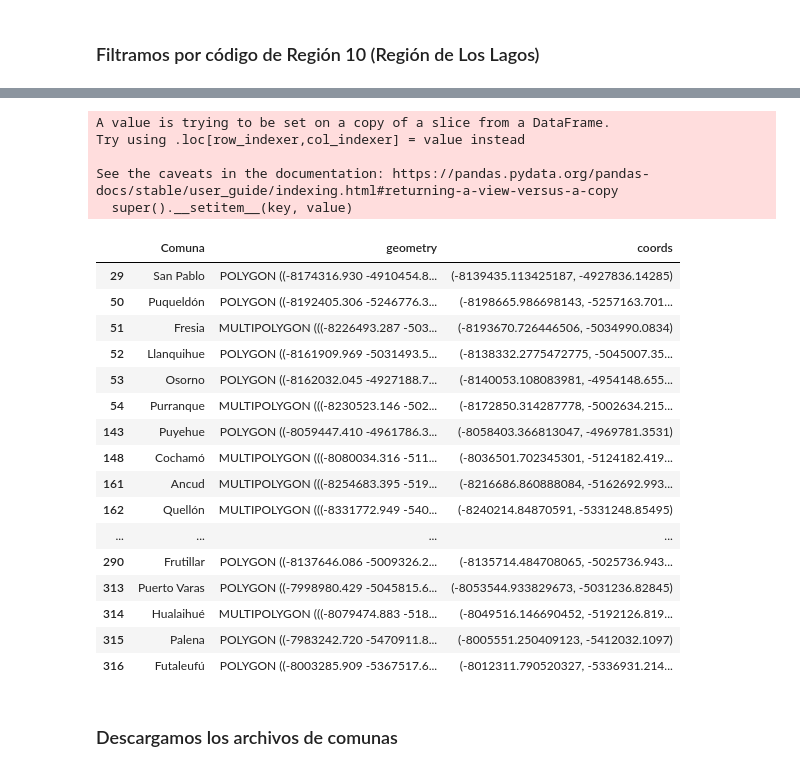
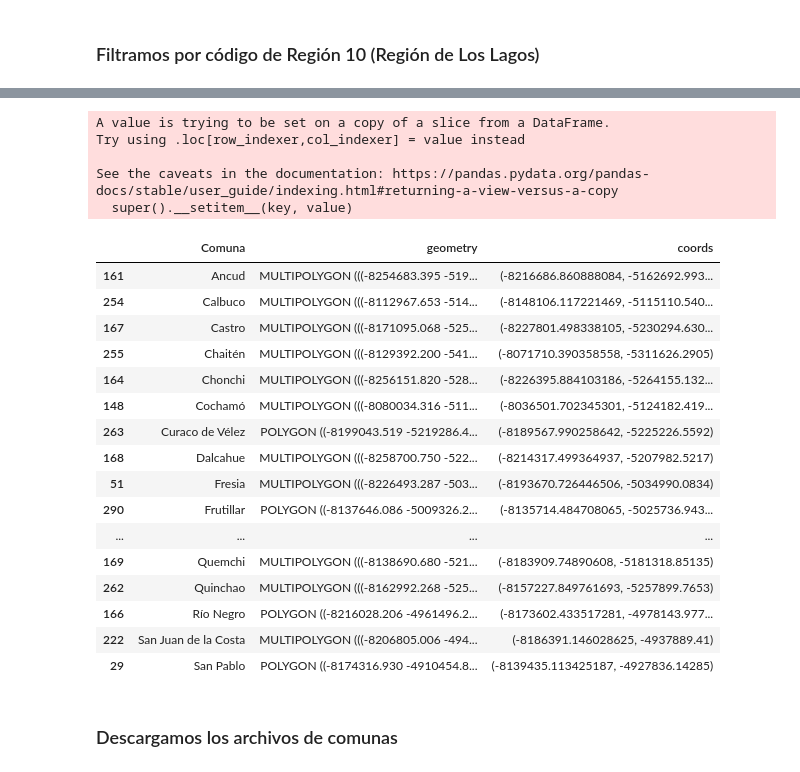
Before and after one commit to alexbgh1/INFO279_2022, a Jupyter notebook: proyecto/3_analisis_mapa_data.ipynb, the cells around one changed output, grey strips where cells are left out. Drawn from its saved outputs; the diff is of its cells as text; code cells hidden in the pictures.

```diff
--- a/proyecto/3_analisis_mapa_data.ipynb
+++ b/proyecto/3_analisis_mapa_data.ipynb
@@ -136,38 +137,40 @@ territory
 # %%
 territory = territory[["Comuna", "geometry"]]
 # Creamos coords de referencia
 # https://stackoverflow.com/questions/38899190/geopandas-label-polygons
 territory['coords'] = territory['geometry'].apply(lambda x: x.representative_point().coords[:]);
 territory['coords'] = [coords[0] for coords in territory['coords']];
+# ordenamos por nombre de comuna
+territory = territory.sort_values(by='Comuna')
 
 # Dataframes que utilizaremos
 territory_menciones = territory.copy() # copia que se utilizará para menciones
 territory_topicos = territory.copy() # copia que se utilizará para topico
 territory_positividad = territory.copy() # copia que se utilizará para positividad
 territory
 # %% [output]
 A value is trying to be set on a copy of a slice from a DataFrame.
 Try using .loc[row_indexer,col_indexer] = value instead
 
 See the caveats in the documentation: https://pandas.pydata.org/pandas-docs/stable/user_guide/indexing.html#returning-a-view-versus-a-copy
   super().__setitem__(key, value)
 |  | Comuna | geometry | coords |
+| 161 | Ancud | MULTIPOLYGON (((-8254683.395 -519... | (-8216686.860888084, -5162692.993... |
+| 254 | Calbuco | MULTIPOLYGON (((-8112967.653 -514... | (-8148106.117221469, -5115110.540... |
+| 167 | Castro | MULTIPOLYGON (((-8171095.068 -525... | (-8227801.498338105, -5230294.630... |
+| 255 | Chaitén | MULTIPOLYGON (((-8129392.200 -541... | (-8071710.390358558, -5311626.2905) |
+| 164 | Chonchi | MULTIPOLYGON (((-8256151.820 -528... | (-8226395.884103186, -5264155.132... |
+| 148 | Cochamó | MULTIPOLYGON (((-8080034.316 -511... | (-8036501.702345301, -5124182.419... |
+| 263 | Curaco de Vélez | POLYGON ((-8199043.519 -5219286.4... | (-8189567.990258642, -5225226.5592) |
+| 168 | Dalcahue | MULTIPOLYGON (((-8258700.750 -522... | (-8214317.499364937, -5207982.5217) |
+| 51 | Fresia | MULTIPOLYGON (((-8226493.287 -503... | (-8193670.726446506, -5034990.0834) |
+| 290 | Frutillar | POLYGON ((-8137646.086 -5009326.2... | (-8135714.484708065, -5025736.943... |
+| ... | ... | ... | ... |
+| 169 | Quemchi | MULTIPOLYGON (((-8138690.680 -521... | (-8183909.74890608, -5181318.85135) |
+| 262 | Quinchao | MULTIPOLYGON (((-8162992.268 -525... | (-8157227.849761693, -5257899.7653) |
+| 166 | Río Negro | POLYGON ((-8216028.206 -4961496.2... | (-8173602.433517281, -4978143.977... |
+| 222 | San Juan de la Costa | MULTIPOLYGON (((-8206805.006 -494... | (-8186391.146028625, -4937889.41) |
 | 29 | San Pablo | POLYGON ((-8174316.930 -4910454.8... | (-8139435.113425187, -4927836.14285) |
-| 50 | Puqueldón | POLYGON ((-8192405.306 -5246776.3... | (-8198665.986698143, -5257163.701... |
-| 51 | Fresia | MULTIPOLYGON (((-8226493.287 -503... | (-8193670.726446506, -5034990.0834) |
-| 52 | Llanquihue | POLYGON ((-8161909.969 -5031493.5... | (-8138332.2775472775, -5045007.35... |
-| 53 | Osorno | POLYGON ((-8162032.045 -4927188.7... | (-8140053.108083981, -4954148.655... |
-| 54 | Purranque | MULTIPOLYGON (((-8230523.146 -502... | (-8172850.314287778, -5002634.215... |
-| 143 | Puyehue | POLYGON ((-8059447.410 -4961786.3... | (-8058403.366813047, -4969781.3531) |
-| 148 | Cochamó | MULTIPOLYGON (((-8080034.316 -511... | (-8036501.702345301, -5124182.419... |
-| 161 | Ancud | MULTIPOLYGON (((-8254683.395 -519... | (-8216686.860888084, -5162692.993... |
-| 162 | Quellón | MULTIPOLYGON (((-8331772.949 -540... | (-8240214.84870591, -5331248.85495) |
-| ... | ... | ... | ... |
-| 290 | Frutillar | POLYGON ((-8137646.086 -5009326.2... | (-8135714.484708065, -5025736.943... |
-| 313 | Puerto Varas | POLYGON ((-7998980.429 -5045815.6... | (-8053544.933829673, -5031236.82845) |
-| 314 | Hualaihué | MULTIPOLYGON (((-8079474.883 -518... | (-8049516.146690452, -5192126.819... |
-| 315 | Palena | POLYGON ((-7983242.720 -5470911.8... | (-8005551.250409123, -5412032.1097) |
-| 316 | Futaleufú | POLYGON ((-8003285.909 -5367517.6... | (-8012311.790520327, -5336931.214... |
 # %% [markdown]
 ### Descargamos los archivos de comunas
 # %%
```
Also changed, not shown: parts of 13 cells of this notebook.
